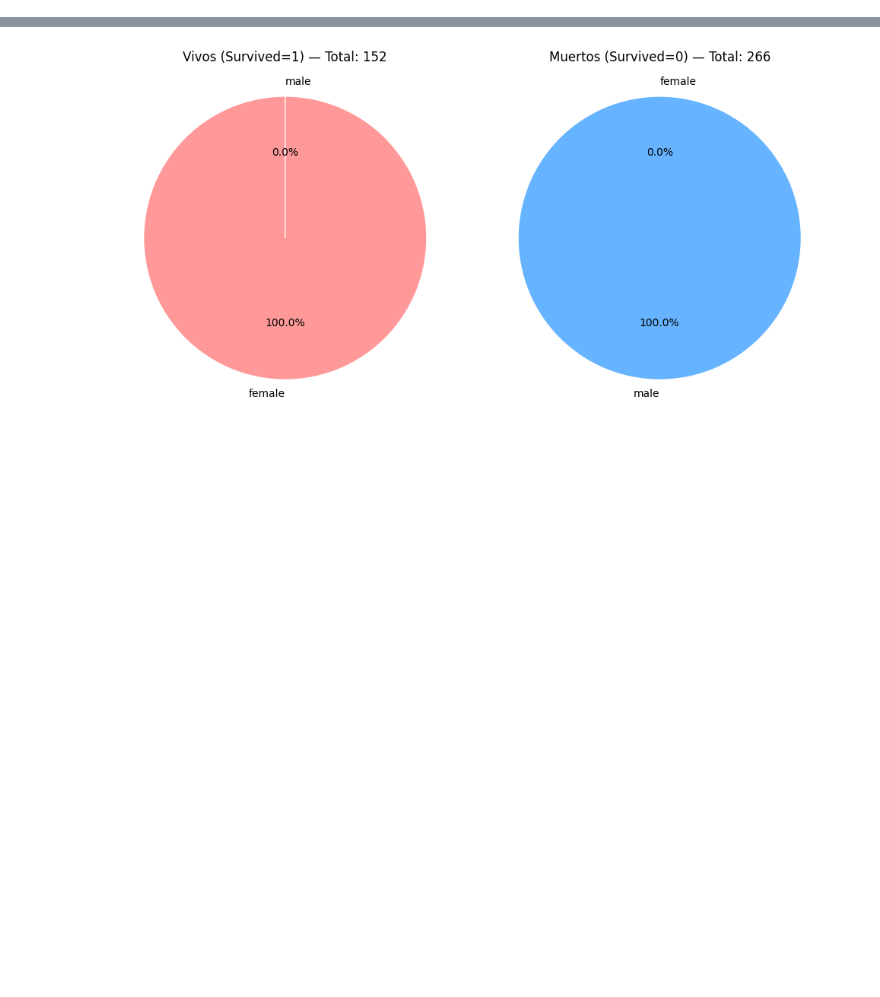
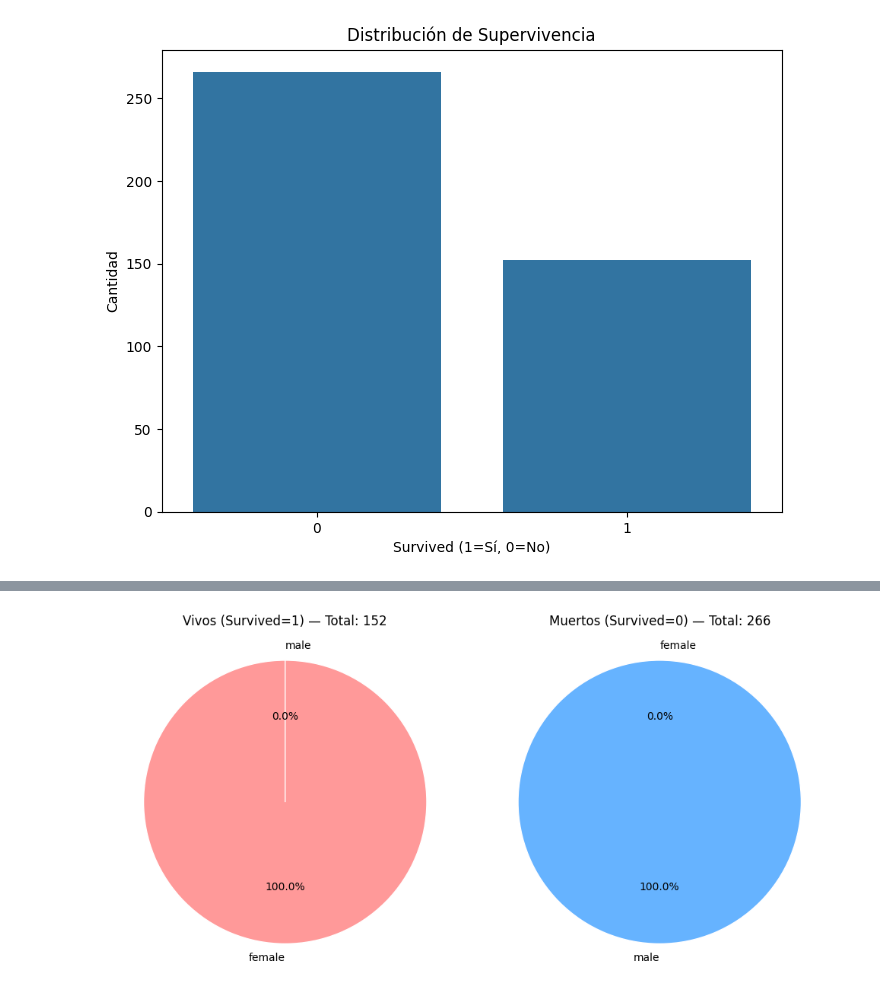
Before and after one commit to SI807-FIIS-UNI/SI807_Cloud_BI_2025, a Jupyter notebook: grupo06_scotiabank/Mini_Proyecto/notebooks/visualizacion.ipynb, the cells around one changed output, grey strips where cells are left out. Drawn from its saved outputs; the diff is of its cells as text; code cells hidden in the pictures; blank space fills up the shorter version.

Commit message:
feat: visualizacion completa

```diff
--- a/grupo06_scotiabank/Mini_Proyecto/notebooks/visualizacion.ipynb
+++ b/grupo06_scotiabank/Mini_Proyecto/notebooks/visualizacion.ipynb
@@ -21,3 +24,15 @@ display(df.head(10))
 | 7 | 899 | 2 | Caldwell, Mr. Albert Francis | male | 26.0 | 1 | 1 | 248738 | 29.0000 | None | ... |
 | 8 | 900 | 3 | Abrahim, Mrs. Joseph (Sophie Hala... | female | 18.0 | 0 | 0 | 2657 | 7.2292 | None | ... |
 | 9 | 901 | 3 | Davies, Mr. John Samuel | male | 21.0 | 2 | 0 | A/4 48871 | 24.1500 | None | ... |
+# %%
+# 1 Distribución de supervivencia
+plt.figure(figsize=(8, 6))
+sns.countplot(x='Survived', data=df)
+plt.title('Distribución de Supervivencia')
+plt.xlabel('Survived (1=Sí, 0=No)')
+plt.ylabel('Cantidad')
+plt.savefig('../results/dist_supervivencia.png', dpi=300, bbox_inches='tight')
+plt.show()
+plt.close()
+# %% [output]
+[figure, added]
```
Also changed, not shown: parts of 9 cells of this notebook, 7 other files.
